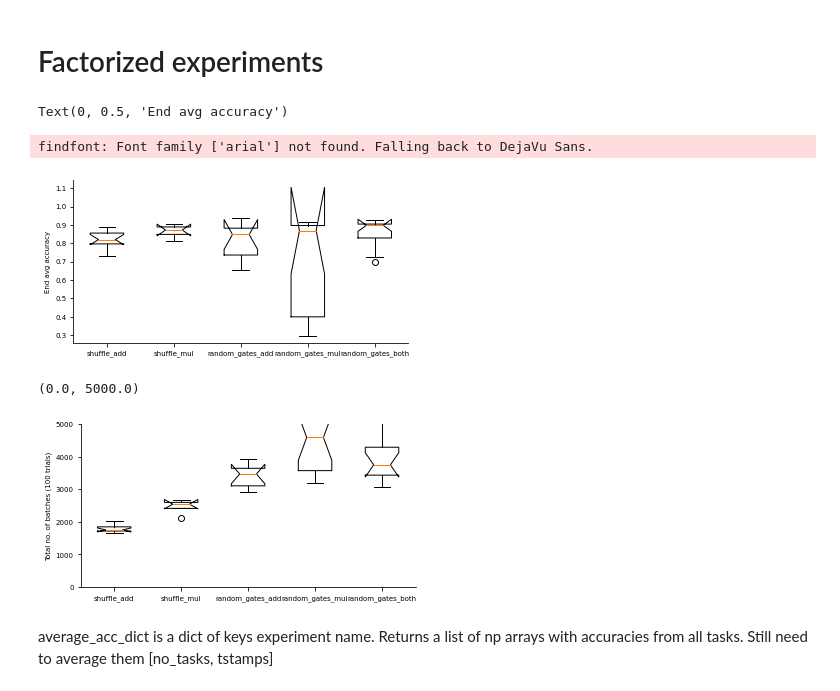
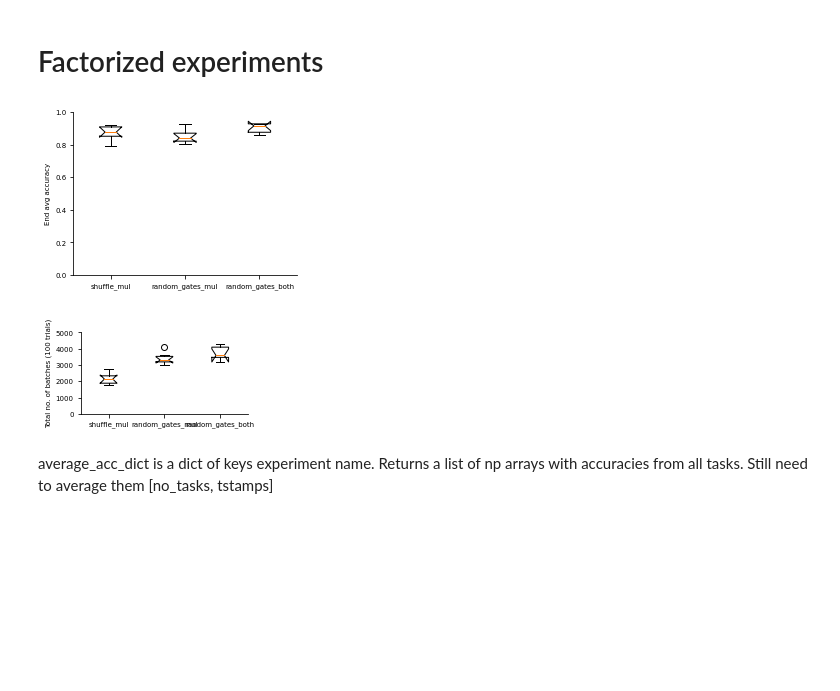
Before and after one commit to hummosa/Thalamus, a Jupyter notebook: analysis/analyzing_control_exp_shuffle_additive_gates.ipynb, the cells around one changed output. Saved outputs shown, nothing was run; the diff lists cells and outputs as text; code cells hidden in the pictures; blank space fills up the shorter version.

```diff
--- a/analysis/analyzing_control_exp_shuffle_additive_gates.ipynb
+++ b/analysis/analyzing_control_exp_shuffle_additive_gates.ipynb
@@ -48,7 +48,9 @@ from tqdm import tqdm, trange
 # Factorized experiments
 # %%
 experiments = [ 'shuffle_add', 'shuffle_mul', 'random_gates_add', 'random_gates_mul',]
+experiments = [ 'shuffle_mul', 'random_gates_mul','random_gates_both',]
 folder_name = './../files/controls/'
+folder_name = './../files/prob_rehearsal/'
 # %%
 def get_log_files(data_folder, exp_name, file_sig='testing_log', search_strs=[]):
     lfiles = os.listdir(data_folder+f'{exp_name}/')
@@ -69,7 +71,7 @@ accuracy_dict = {}
 total_trials_dict={}
 average_acc_dict = {}
 for exp_name in exps:
-    logs, lfiles = get_log_files(folder_name, exp_name, file_sig='testing_log', search_strs=['tasks_14_'])
+    logs, lfiles = get_log_files(folder_name, exp_name, file_sig='testing_log', search_strs=['mul_tasks_14_0.0_0.4_'])
     mean_accuracies = []
     totals = []
     average_acc =[]
@@ -89,26 +91,24 @@ for exp_name in exps:
     average_acc_dict.update({exp_name: (average_acc)})
 # %%
 exps_names=  experiments
-
-fig, (ax) = plt.subplots(1,1, figsize=[6,3])
+# exps_names = [ 'Shuffled\ntraining', 'Serial\ntraining',]
+fig, (ax) = plt.subplots(1,1, figsize=[4,3])
 _=ax.boxplot([accuracy_dict[exp] for exp in exps], labels=[exp for exp in exps_names], meanline=True, notch=True)
 # _=ax.set_xticklabels( exps, rotation=45 )
 ax.set_ylabel('End avg accuracy')
-# plt.savefig('end_accuracy_box_plots.jpg',dpi=300)
+ax.set_ylim([0,1])
+plt.savefig('./files/end_accuracy_box_plots.jpg',dpi=300)
 # %% [output]
-Text(0, 0.5, 'End avg accuracy')
-findfont: Font family ['arial'] not found. Falling back to DejaVu Sans.
-[figure, old version]
+[figure, new version]
 # %%
-fig, (ax) = plt.subplots(1,1, figsize=[6,3])
+fig, (ax) = plt.subplots(1,1, figsize=[3,1.5])
 _=ax.boxplot([total_trials_dict[exp] for exp in exps], labels=[exp for exp in exps_names], meanline=True, notch=True)
 # _=ax.set_xticklabels( exps, rotation=45 )
 ax.set_ylabel('Total no. of batches (100 trials)')
 ax.set_ylim([0, 5000])
-# plt.savefig('./files/total_batches_box_plots.jpg',dpi=300)
+plt.savefig('./files/total_batches_box_plots.jpg',dpi=300)
 # %% [output]
-(0.0, 5000.0)
-[figure, old version]
+[figure, new version]
 # %% [markdown]
 average_acc_dict is a dict of keys experiment name. Returns a list of np arrays with accuracies from all tasks. Still need to average them [no_tasks, tstamps]
 # %%
```
Also changed, not shown: parts of 2 cells of this notebook, 7 other files.
